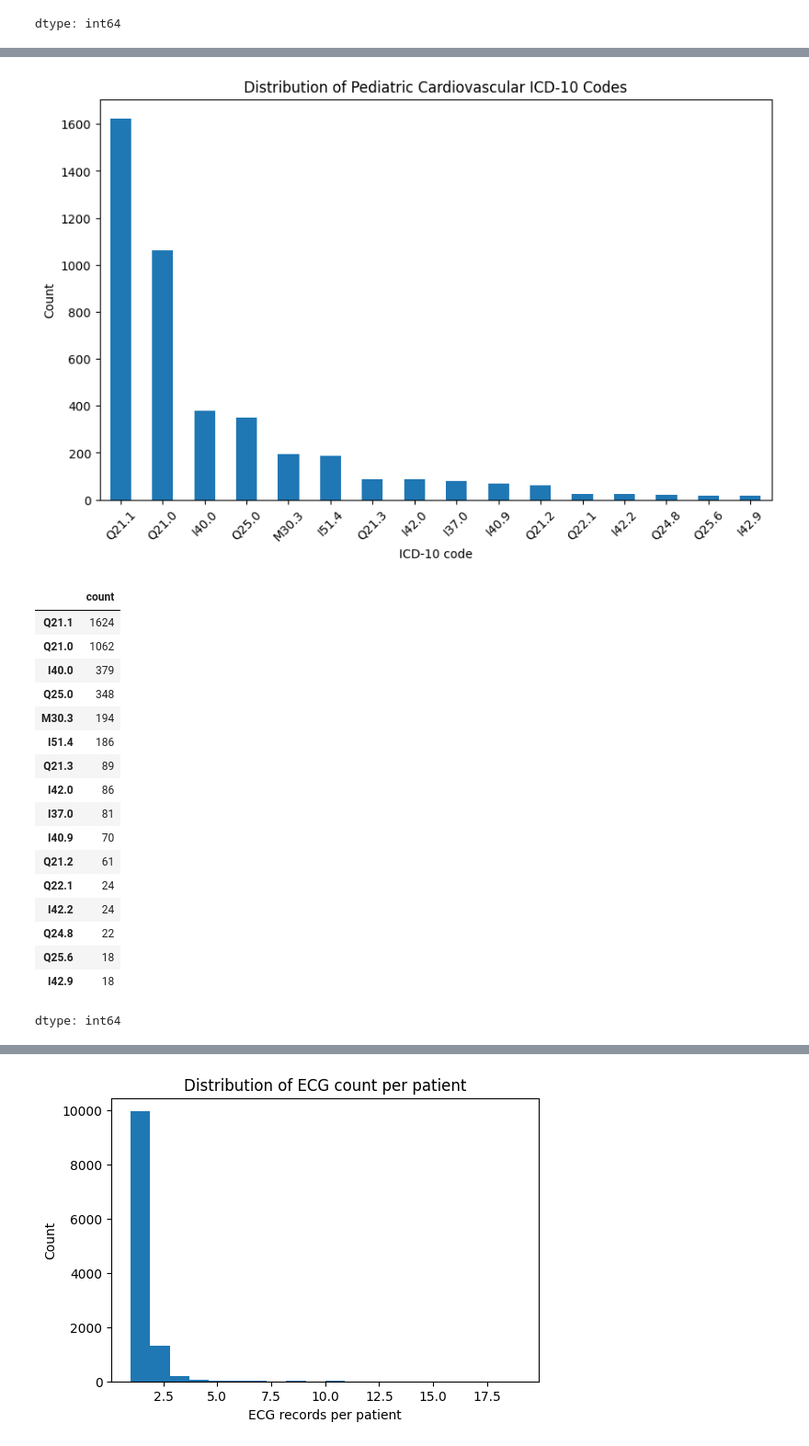
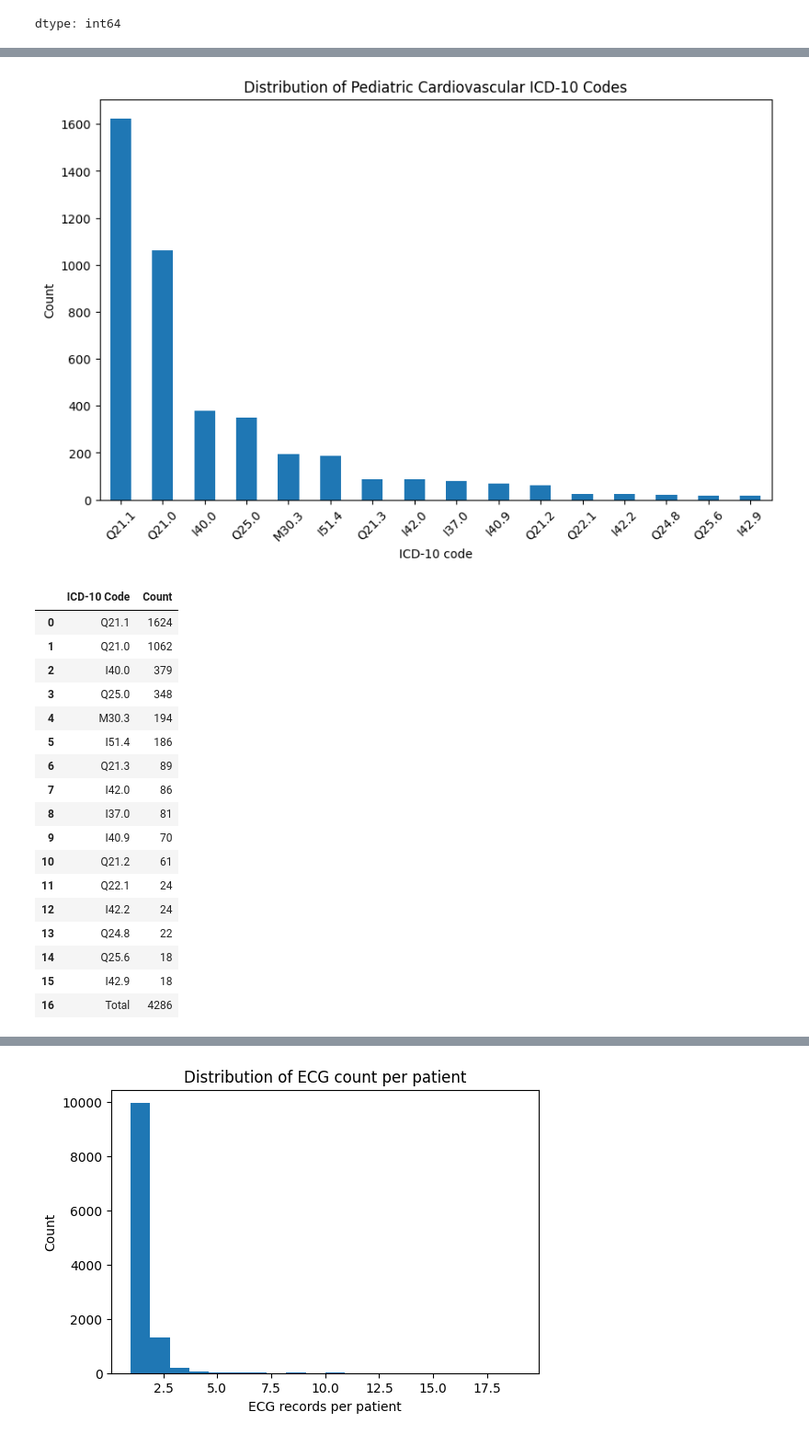
Before and after one commit to kiril-buga/Neural-Network-Training-Project, a Jupyter notebook: 1D_CNN_Multilabel_V1/DataExploration.ipynb, the cells around one changed output, grey strips where cells are left out. Shown at 92% size. Drawn from its saved outputs; the diff is of its cells as text; code cells hidden in the pictures.

```diff
--- a/1D_CNN_Multilabel_V1/DataExploration.ipynb
+++ b/1D_CNN_Multilabel_V1/DataExploration.ipynb
@@ -327,51 +388,62 @@ codes = (
     .dropna()
     .astype(str)
     .str.split(";")
 )
 
 clean_flat = []
 
 for lst in codes:
     for x in lst:
         cleaned = clean_icd_str(x)
         clean_flat.append(cleaned)
 
 # === Keep only cardiovascular ICDs ===
 cardio_only = [c for c in clean_flat if c in cardio_icds]
 
 # === Count ===
 icd_counts_cardio = pd.Series(cardio_only).value_counts().sort_values(ascending=False)
 
 # === Plot ===
 plt.figure(figsize=(10,6))
 icd_counts_cardio.plot(kind="bar")
 plt.title("Distribution of Pediatric Cardiovascular ICD-10 Codes")
 plt.xlabel("ICD-10 code")
 plt.ylabel("Count")
 plt.xticks(rotation=45)
 plt.show()
 
 icd_counts_cardio
+
+# === Convert to table and add total row ===
+icd_table = icd_counts_cardio.reset_index()
+icd_table.columns = ["ICD-10 Code", "Count"]
+
+# Add total row
+total_row = pd.DataFrame({"ICD-10 Code": ["Total"], "Count": [icd_counts_cardio.sum()]})
+icd_table = pd.concat([icd_table, total_row], ignore_index=True)
+
+# === Display table ===
+icd_table
 # %% [output]
 [figure]
-|  | count |
-| Q21.1 | 1624 |
-| Q21.0 | 1062 |
-| I40.0 | 379 |
-| Q25.0 | 348 |
-| M30.3 | 194 |
-| I51.4 | 186 |
-| Q21.3 | 89 |
-| I42.0 | 86 |
-| I37.0 | 81 |
-| I40.9 | 70 |
-| Q21.2 | 61 |
-| Q22.1 | 24 |
-| I42.2 | 24 |
-| Q24.8 | 22 |
-| Q25.6 | 18 |
-| I42.9 | 18 |
+|  | ICD-10 Code | Count |
+| 0 | Q21.1 | 1624 |
+| 1 | Q21.0 | 1062 |
+| 2 | I40.0 | 379 |
+| 3 | Q25.0 | 348 |
+| 4 | M30.3 | 194 |
+| 5 | I51.4 | 186 |
+| 6 | Q21.3 | 89 |
+| 7 | I42.0 | 86 |
+| 8 | I37.0 | 81 |
+| 9 | I40.9 | 70 |
+| 10 | Q21.2 | 61 |
+| 11 | Q22.1 | 24 |
+| 12 | I42.2 | 24 |
+| 13 | Q24.8 | 22 |
+| 14 | Q25.6 | 18 |
+| 15 | I42.9 | 18 |
+| 16 | Total | 4286 |
-dtype: int64
 # %%
 # === Load disease mapping from CSV ===
 df_map = pd.read_csv(DISEASE_PATH, encoding='latin1')
```
Also changed, not shown: parts of 3 cells of this notebook.
